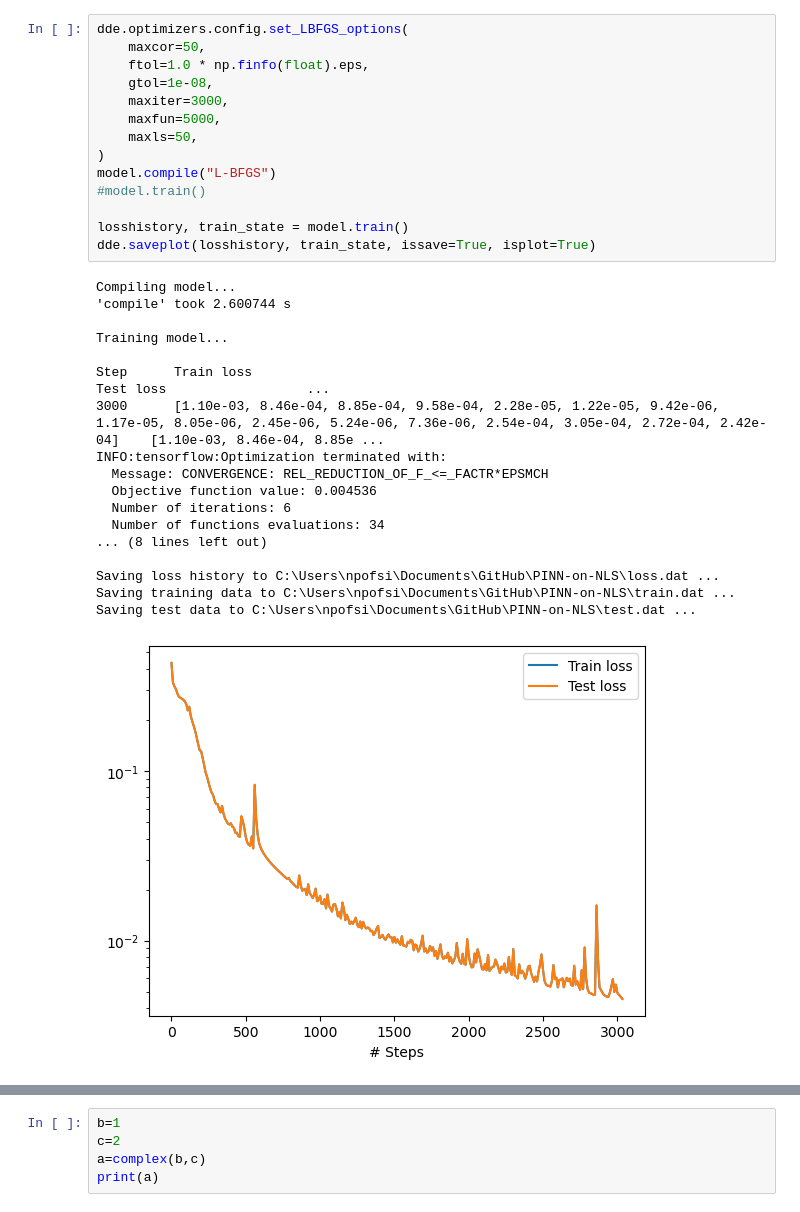
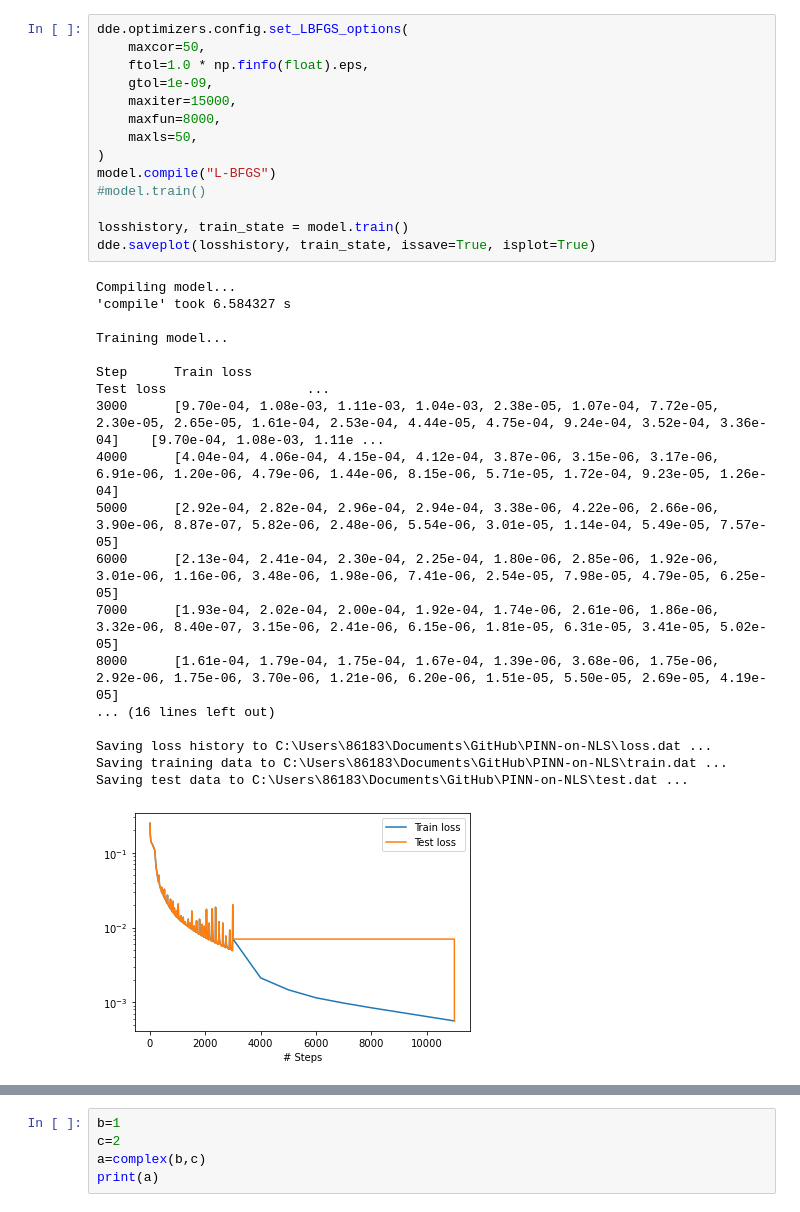
Before and after one commit to sk-yang666/PINN-on-NLS, a Jupyter notebook: 正问题双孤子.ipynb, the cells around one changed output, grey strips where cells are left out. Cells and saved outputs as stored; diff of their text form.

```diff
--- a/正问题双孤子.ipynb
+++ b/正问题双孤子.ipynb
@@ -291,33 +293,33 @@ Step      Train loss
 # %%
 dde.optimizers.config.set_LBFGS_options(
     maxcor=50,
     ftol=1.0 * np.finfo(float).eps,
-    gtol=1e-08,
-    maxiter=3000,
-    maxfun=5000,
+    gtol=1e-09,
+    maxiter=15000,
+    maxfun=8000,
     maxls=50,
 )
 model.compile("L-BFGS")
 #model.train()
 
 losshistory, train_state = model.train()
 dde.saveplot(losshistory, train_state, issave=True, isplot=True)
 # %% [output]
 Compiling model...
-'compile' took 2.600744 s
+'compile' took 6.584327 s
 
 Training model...
 
 Step      Train loss                                                                                                                                                          Test loss                  ...
-3000      [1.10e-03, 8.46e-04, 8.85e-04, 9.58e-04, 2.28e-05, 1.22e-05, 9.42e-06, 1.17e-05, 8.05e-06, 2.45e-06, 5.24e-06, 7.36e-06, 2.54e-04, 3.05e-04, 2.72e-04, 2.42e-04]    [1.10e-03, 8.46e-04, 8.85e ...
-INFO:tensorflow:Optimization terminated with:
-  Message: CONVERGENCE: REL_REDUCTION_OF_F_<=_FACTR*EPSMCH
-  Objective function value: 0.004536
-  Number of iterations: 6
-  Number of functions evaluations: 34
-... (8 lines left out)
+3000      [9.70e-04, 1.08e-03, 1.11e-03, 1.04e-03, 2.38e-05, 1.07e-04, 7.72e-05, 2.30e-05, 2.65e-05, 1.61e-04, 2.53e-04, 4.44e-05, 4.75e-04, 9.24e-04, 3.52e-04, 3.36e-04]    [9.70e-04, 1.08e-03, 1.11e ...
+4000      [4.04e-04, 4.06e-04, 4.15e-04, 4.12e-04, 3.87e-06, 3.15e-06, 3.17e-06, 6.91e-06, 1.20e-06, 4.79e-06, 1.44e-06, 8.15e-06, 5.71e-05, 1.72e-04, 9.23e-05, 1.26e-04]
+5000      [2.92e-04, 2.82e-04, 2.96e-04, 2.94e-04, 3.38e-06, 4.22e-06, 2.66e-06, 3.90e-06, 8.87e-07, 5.82e-06, 2.48e-06, 5.54e-06, 3.01e-05, 1.14e-04, 5.49e-05, 7.57e-05]
+6000      [2.13e-04, 2.41e-04, 2.30e-04, 2.25e-04, 1.80e-06, 2.85e-06, 1.92e-06, 3.01e-06, 1.16e-06, 3.48e-06, 1.98e-06, 7.41e-06, 2.54e-05, 7.98e-05, 4.79e-05, 6.25e-05]
+7000      [1.93e-04, 2.02e-04, 2.00e-04, 1.92e-04, 1.74e-06, 2.61e-06, 1.86e-06, 3.32e-06, 8.40e-07, 3.15e-06, 2.41e-06, 6.15e-06, 1.81e-05, 6.31e-05, 3.41e-05, 5.02e-05]
+8000      [1.61e-04, 1.79e-04, 1.75e-04, 1.67e-04, 1.39e-06, 3.68e-06, 1.75e-06, 2.92e-06, 1.75e-06, 3.70e-06, 1.21e-06, 6.20e-06, 1.51e-05, 5.50e-05, 2.69e-05, 4.19e-05]
+... (16 lines left out)
 
-Saving loss history to C:\Users\npofsi\Documents\GitHub\PINN-on-NLS\loss.dat ...
-Saving training data to C:\Users\npofsi\Documents\GitHub\PINN-on-NLS\train.dat ...
-Saving test data to C:\Users\npofsi\Documents\GitHub\PINN-on-NLS\test.dat ...
+Saving loss history to C:\Users\86183\Documents\GitHub\PINN-on-NLS\loss.dat ...
+Saving training data to C:\Users\86183\Documents\GitHub\PINN-on-NLS\train.dat ...
+Saving test data to C:\Users\86183\Documents\GitHub\PINN-on-NLS\test.dat ...
-[figure, old version]
+[figure, new version]
```
Also changed, not shown: parts of 8 cells of this notebook, 6 other files.
